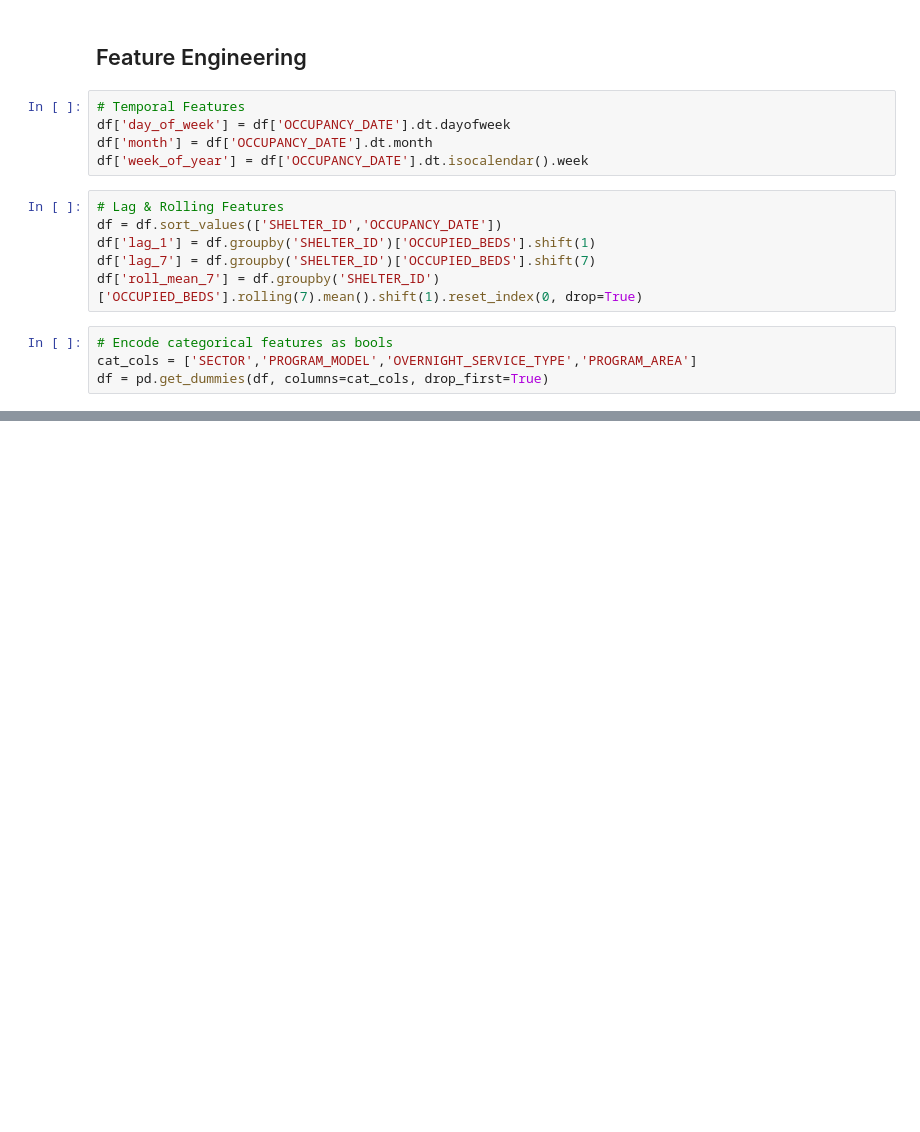
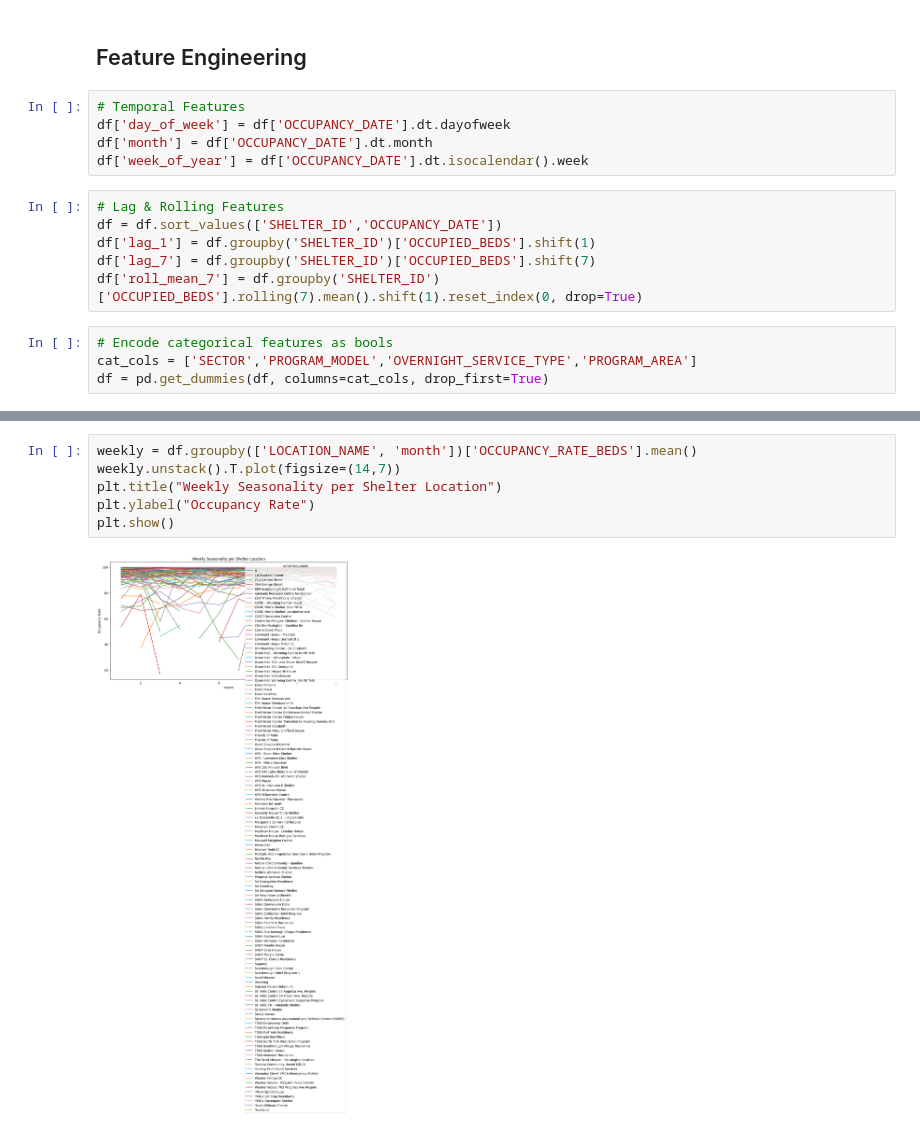
Before and after one commit to qadeersan/ML-Toronto-Shelter-Occupancy, a Jupyter notebook: notebooks/01_EDA.ipynb, the cells around one changed output, grey strips where cells are left out. Cells and saved outputs as stored; diff of their text form; blank space fills up the shorter version.

```diff
--- a/notebooks/01_EDA.ipynb
+++ b/notebooks/01_EDA.ipynb
@@ -146,0 +186,8 @@ Name: lag_7, Length: 33600, dtype: float64
+# %%
+weekly = df.groupby(['LOCATION_NAME', 'month'])['OCCUPANCY_RATE_BEDS'].mean()
+weekly.unstack().T.plot(figsize=(14,7))
+plt.title("Weekly Seasonality per Shelter Location")
+plt.ylabel("Occupancy Rate")
+plt.show()
+# %% [output]
+[figure, added]
```
Also changed, not shown: parts of 6 cells of this notebook, 2 other files.
